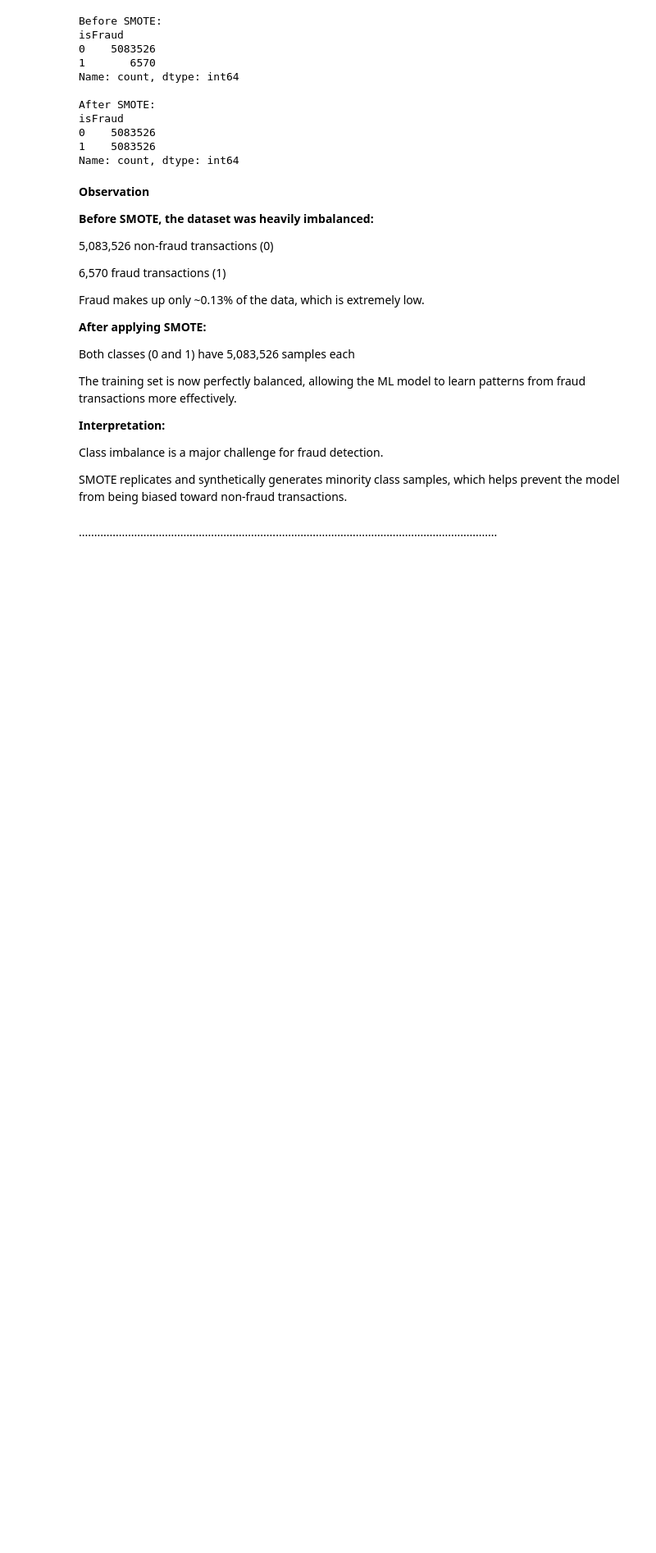
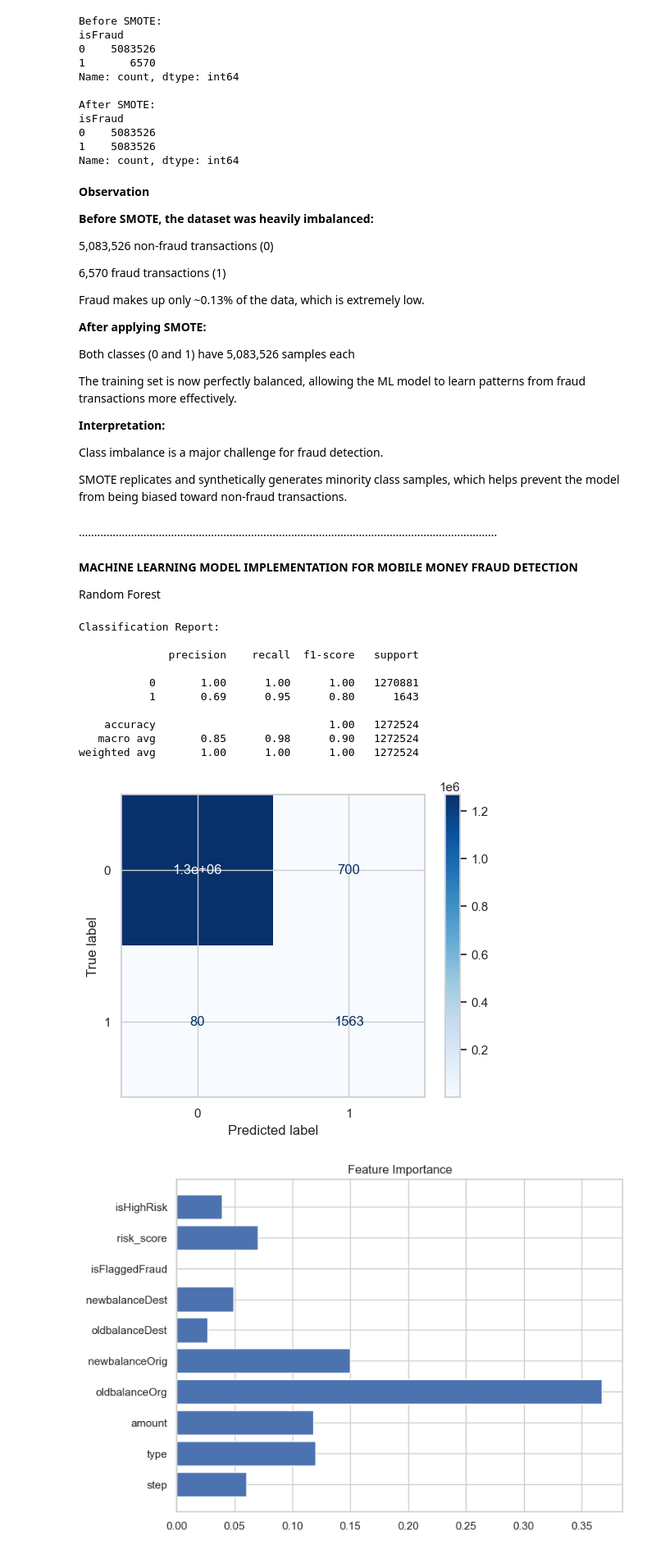
Before and after one commit to Favourez/momo-fraud-detection, a Jupyter notebook: notebooks/EDA-for-momo-dataset.ipynb, the cells around one changed output. Shown at 82% size. Cells and saved outputs as stored; diff of their text form; code cells hidden in the pictures; blank space fills up the shorter version.

Commit message:
Machine Learning Model Implementation

```diff
--- a/notebooks/EDA-for-momo-dataset.ipynb
+++ b/notebooks/EDA-for-momo-dataset.ipynb
@@ -412,3 +412,49 @@ Class imbalance is a major challenge for fraud detection.
 SMOTE replicates and synthetically generates minority class samples, which helps prevent the model from being biased toward non-fraud transactions.
 # %% [markdown]
 ........................................................................................................................................
+# %% [markdown]
+**MACHINE LEARNING MODEL IMPLEMENTATION FOR MOBILE MONEY FRAUD DETECTION**
+
+Random Forest
+# %%
+# Import ML libraries
+from sklearn.ensemble import RandomForestClassifier
+from sklearn.metrics import classification_report, ConfusionMatrixDisplay
+import matplotlib.pyplot as plt
+
+# Train Random Forest on SMOTE-resampled data
+rf = RandomForestClassifier(n_estimators=100, random_state=42)
+rf.fit(X_train_res, y_train_res)
+
+# Predict on test set
+y_pred = rf.predict(X_test)
+
+# Evaluate the model
+print("Classification Report:\n")
+print(classification_report(y_test, y_pred))
+
+# Confusion Matrix
+ConfusionMatrixDisplay.from_predictions(y_test, y_pred, cmap='Blues')
+plt.show()
+
+# Feature Importance
+importances = rf.feature_importances_
+features = X_train.columns
+
+plt.figure(figsize=(8,6))
+plt.barh(features, importances)
+plt.title("Feature Importance")
+plt.show()
+# %% [output]
+Classification Report:
+
+              precision    recall  f1-score   support
+
+           0       1.00      1.00      1.00   1270881
+           1       0.69      0.95      0.80      1643
+
+    accuracy                           1.00   1272524
+   macro avg       0.85      0.98      0.90   1272524
+weighted avg       1.00      1.00      1.00   1272524
+[figure, added]
+[figure, added]
```
Also changed, not shown: parts of 1 cell of this notebook, 1 other file.
